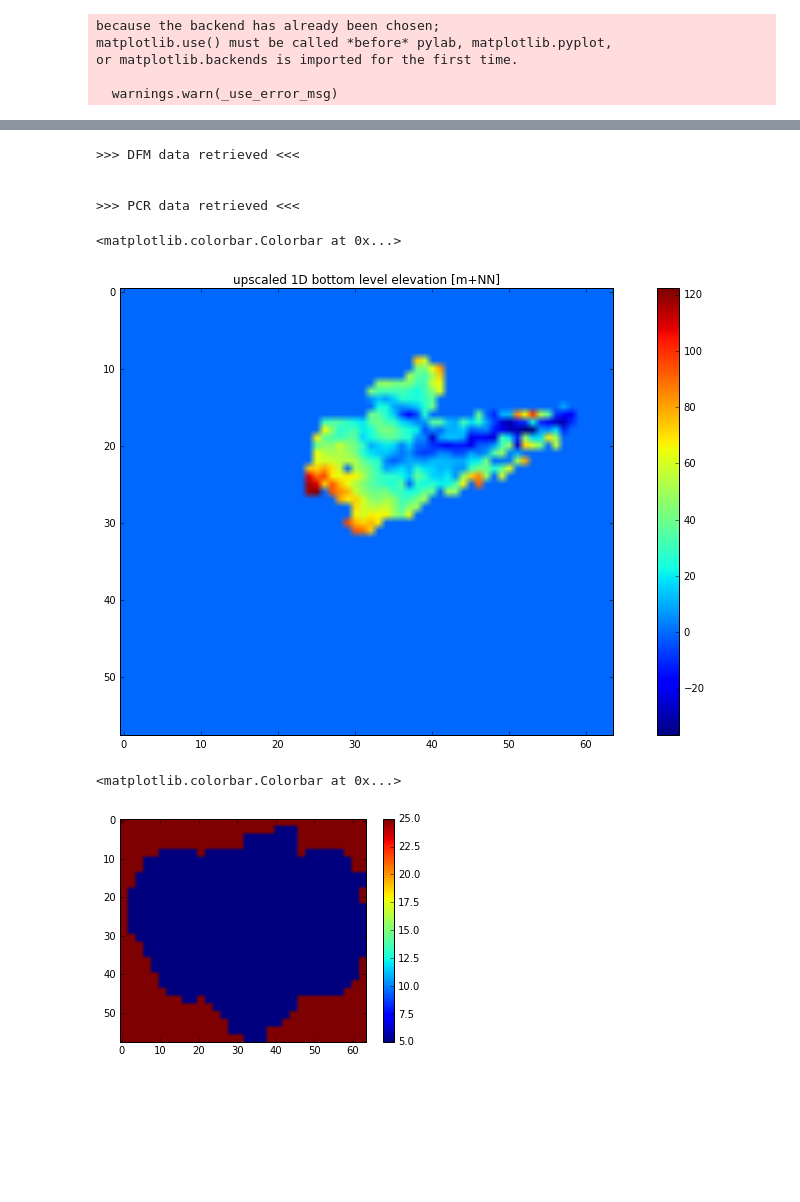
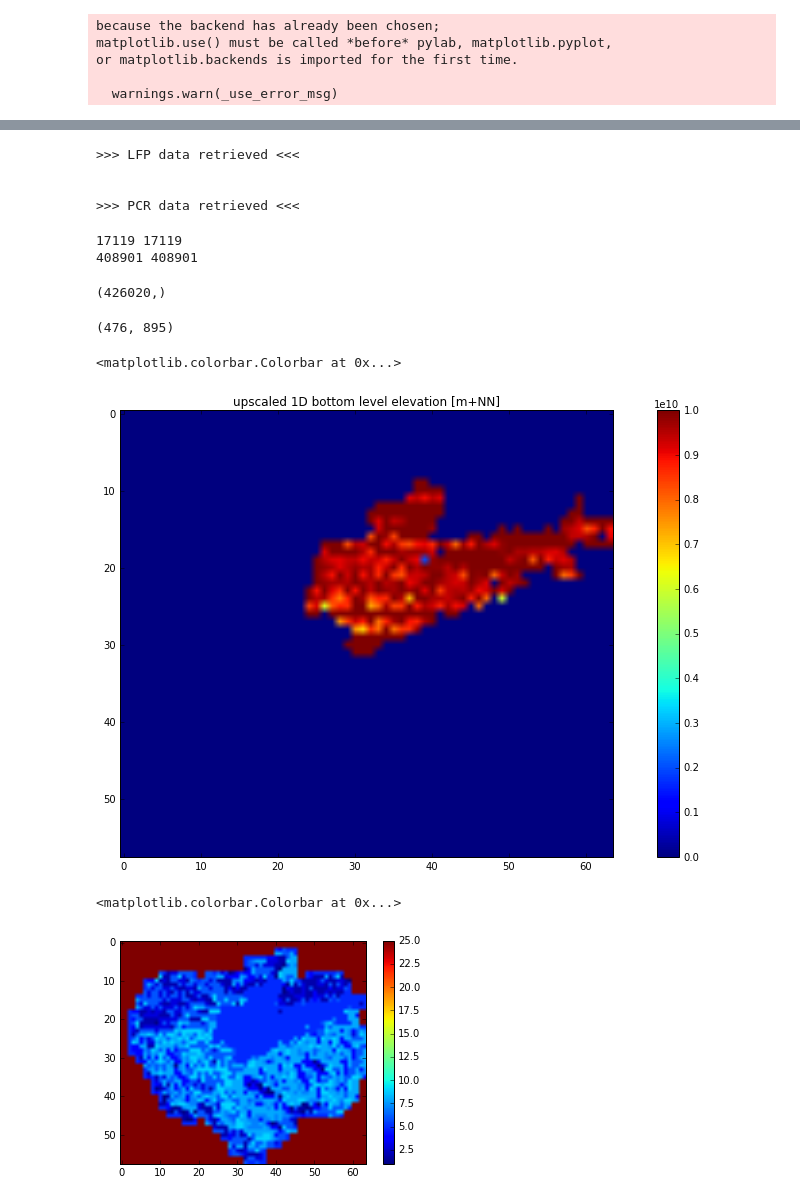
Before and after one commit to wk1984/glofrim, a Jupyter notebook: couplingFramework_v2_LFPtoPCR.ipynb, the cells around one changed output, grey strips where cells are left out. Saved outputs shown, nothing was run; the diff lists cells and outputs as text; code cells hidden in the pictures; blank space fills up the shorter version.

```diff
--- a/couplingFramework_v2_LFPtoPCR.ipynb
+++ b/couplingFramework_v2_LFPtoPCR.ipynb
@@ -229,8 +225,22 @@ if model_type == 'DFM':
                                                                                                              use_RFS,
                                                                                                              use_2way)
 
-    coupledFPindices = 0.
     print '\n>>> DFM data retrieved <<<\n'
+
+elif model_type == 'LFP':
+
+    #- retrieving data from LISFLOOD-FP
+    DEM, bottom_lvl, cellArea, SGCQin, list_x_coords, list_y_coords, \
+        list_x_coords_2way, list_y_coords_2way, dx, dy  = model_functions.extractModelData_LFP(hydrodynamicModel,
+                                                                                               use_RFS,
+                                                                                               use_2way)
+
+    hydrodynamic_coords_1D = coupling_functions.getVerticesFromMidPoints(list_x_coords, list_y_coords, dx, dy, verbose)
+    hydrodynamic_coords_2D = coupling_functions.getVerticesFromMidPoints(list_x_coords_2way, list_y_coords_2way, dx, dy, verbose)
+
+    separator_1D = 0.
+
+    print '\n>>> LFP data retrieved <<<\n'
 
 #- computing PCR-coordinates
 cellarea_data_pcr, landmask_data_pcr, clone_data_pcr = model_functions.extractModelData_PCR(hydrologicModel,
@@ -239,7 +249,7 @@ cellarea_data_pcr, landmask_data_pcr, clone_data_pcr = model_functions.extractMo
 PCRcoords = coupling_functions.getPCRcoords(landmask_data_pcr)
 print '\n>>> PCR data retrieved <<<\n'
 # %% [output]
->>> DFM data retrieved <<<
+>>> LFP data retrieved <<<
 
 
 >>> PCR data retrieved <<<
@@ -265,19 +277,41 @@ couple_HDYN_2_HLOG, couple_HLOG_2_HDYN, coupled_HLOG_indices = coupling_function
 couple_HDYN_2_HLOG_2way, couple_HLOG_2_HDYN_2way, coupled_HLOG_indices_2way = coupling_functions.assignPCR2cells(landmask_pcr,
                                                                                                                  hydrodynamic_coords_2D,
                                                                                                                  verbose)
+# %%
+i, j = np.where(np.logical_and(SGCwidth > 0., DEM != -9999))
+k, p = np.where(np.logical_and(SGCwidth <= 0., DEM != -9999))
+current_water_depth_1D = current_water_depth[i, j]
+current_water_depth_2D = current_water_depth[k, p]
+print len(current_water_depth_1D), len(couple_HDYN_2_HLOG)
+print len(current_water_depth_2D), len(couple_HDYN_2_HLOG_2way)
+# %% [output]
+17119 17119
+408901 408901
+# %%
+#TODO: do not return flattened array from LFP function
+cellArea.shape
+# %% [output]
+(426020,)
+# %%
+#TODO: also return this with function
+SGCwidth = np.copy(hydrodynamicModel.get_var('SGCwidth'))
+SGCwidth.shape
+# %% [output]
+(476, 895)
 # %%
+#TODO: not LFP compatible yet!
 bottomElevation_HDYN1D_2_HLOG_BMI = model_functions.determine_bottomElev1D_Hydrodynamics(couple_HLOG_2_HDYN,
                                                                                          coupled_HLOG_indices,
-                                                                                         bottom_lvl_1D,
+                                                                                         bottom_lvl,
                                                                                          landmask_pcr)
 
 plt.figure(figsize=(16,8))
 plt.title('upscaled 1D bottom level elevation [m+NN]')
 plt.imshow(bottomElevation_HDYN1D_2_HLOG_BMI)
 plt.colorbar()
 # %% [output]
 <matplotlib.colorbar.Colorbar at 0x...>
-[figure, old version]
+[figure, new version]
 # %%
 # -------------------------------------------------------------------------------------------------
 # TURNING OFF ROUTING BY PCR IN COUPLED AREA
@@ -291,4 +325,4 @@ plt.colorbar()
 #plt.savefig(os.path.join(verbose_folder,'coupledLDD.png'), dpi=300)
 # %% [output]
 <matplotlib.colorbar.Colorbar at 0x...>
-[figure, old version]
+[figure, new version]
```
Also changed, not shown: parts of 23 cells of this notebook, 9 other files.
